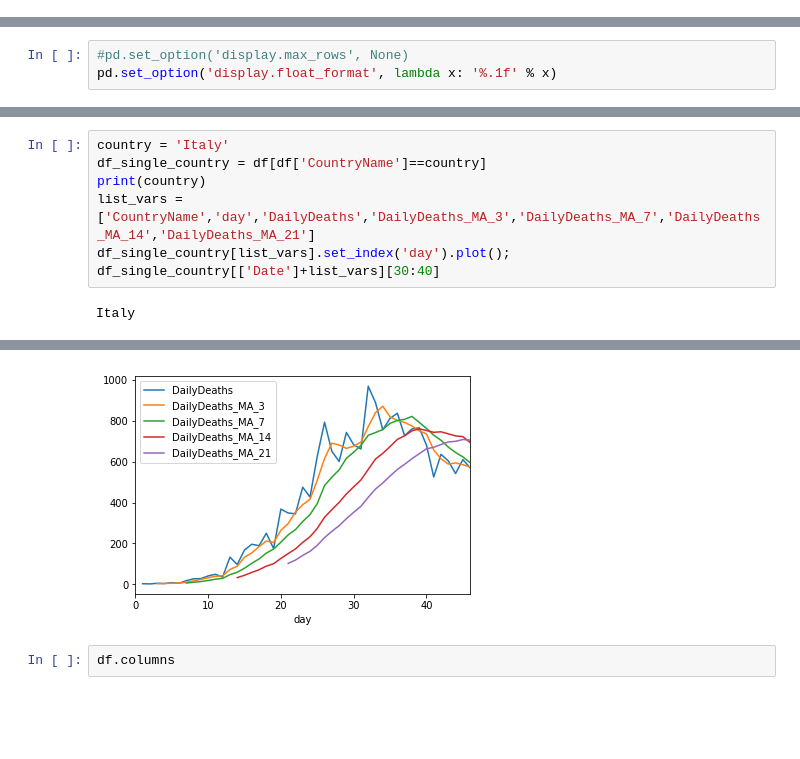
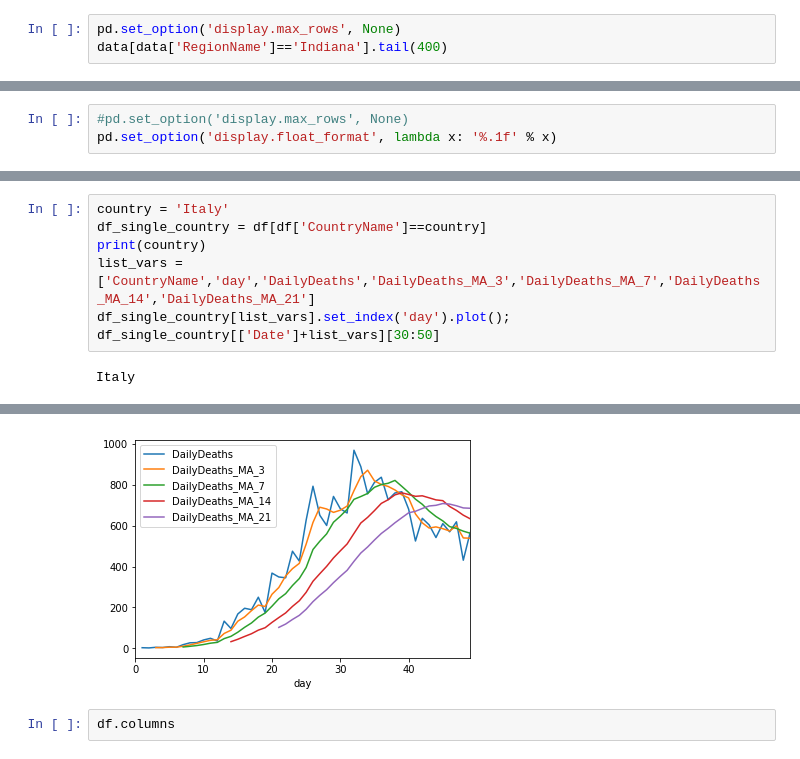
Before and after one commit to manoelgadi/covid19movingaverage, a Jupyter notebook: IE_COVID_19_v3.ipynb, the cells around one changed output, grey strips where cells are left out. Saved outputs shown, nothing was run; the diff lists cells and outputs as text; blank space fills up the shorter version.

```diff
--- a/IE_COVID_19_v3.ipynb
+++ b/IE_COVID_19_v3.ipynb
@@ -35,0 +95,3 @@ behavior, convert the 'datetime.date' to a datetime with
+# %%
+pd.set_option('display.max_rows', None)
+data[data['RegionName']=='Indiana'].tail(400)
@@ -529,7 +726,7 @@ df_single_country = df[df['CountryName']==country]
 print(country)
 list_vars = ['CountryName','day','DailyDeaths','DailyDeaths_MA_3','DailyDeaths_MA_7','DailyDeaths_MA_14','DailyDeaths_MA_21']
 df_single_country[list_vars].set_index('day').plot();
-df_single_country[['Date']+list_vars][30:40]
+df_single_country[['Date']+list_vars][30:50]
 # %% [output]
 Italy
 |  | Date | CountryName | day | DailyDeaths | DailyDeaths_MA_3 | DailyDeaths_MA_7 | DailyDeaths_MA_14 | ... |
@@ -546,4 +749,4 @@ Italy
-[figure, old version]
+[figure, new version]
 # %%
 df.columns
 # %% [output]
```
Also changed, not shown: parts of 76 cells of this notebook.
